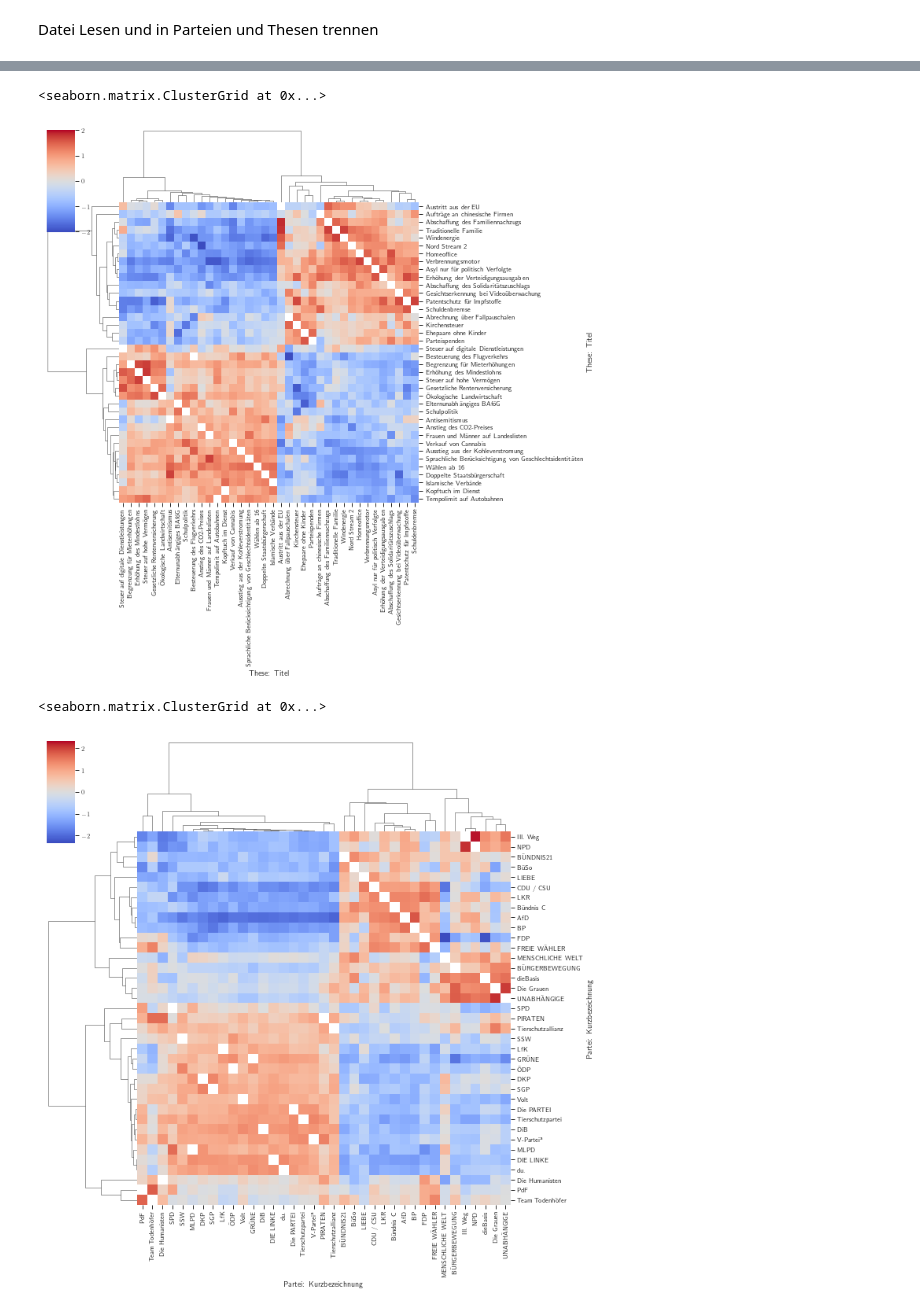
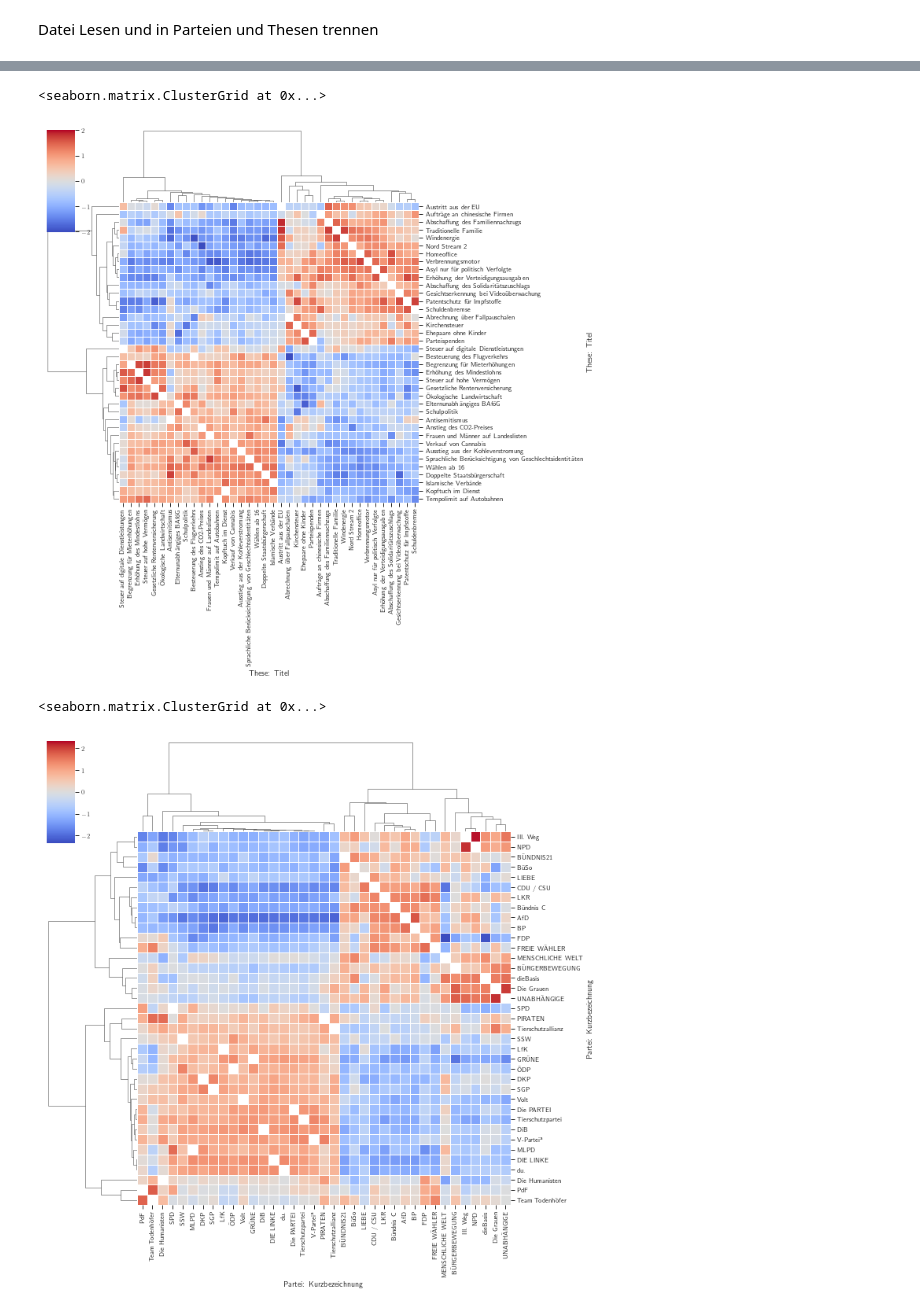
Before and after one commit to SandroMartens/sturdy-bassoon, a Jupyter notebook: wahl-o-mat/auswertung.ipynb, the cells around one changed output, grey strips where cells are left out. Cells and saved outputs as stored; diff of their text form; code cells hidden in the pictures.

```diff
--- a/wahl-o-mat/auswertung.ipynb
+++ b/wahl-o-mat/auswertung.ipynb
@@ -21,7 +23,7 @@ sns.set_theme(context="paper", style="ticks", rc=tex_fonts)
 # %% [markdown]
 Datei Lesen und in Parteien und Thesen trennen
 # %%
-datensatz = pd.read_csv("F:\Dokumente\wahl-o-mat\wahlomat_datensatz.csv")
+datensatz = pd.read_csv("wahlomat_datensatz.csv")
 datensatz = datensatz.replace({
     "stimme zu": 1,
     "neutral": 0,
@@ -46,6 +50,7 @@ mask = np.identity(38)
 sns.clustermap(
     data=parteien.corr(),
     metric="correlation",
+    linewidths=1,
     # method="average",
     cmap="coolwarm",
     row_cluster=True,
@@ -55,20 +60,20 @@ sns.clustermap(
 )
 # %% [output]
 <seaborn.matrix.ClusterGrid at 0x...>
-[figure, old version]
+[figure, new version]
 # %%
 mask = np.identity(37)
 
 sns.clustermap(
     data=thesen.drop("Gesundheitsforschung", axis=1).corr(),
     metric="cosine",
-    # method="average",
     cmap="coolwarm",
     z_score=1,
     # standard_scale=1,
+    linewidths=1,
     norm=colors.CenteredNorm(),
     mask=mask
 )
 # %% [output]
 <seaborn.matrix.ClusterGrid at 0x...>
-[figure, old version]
+[figure, new version]
```
Also changed, not shown: parts of 7 cells of this notebook, 1 other file.
